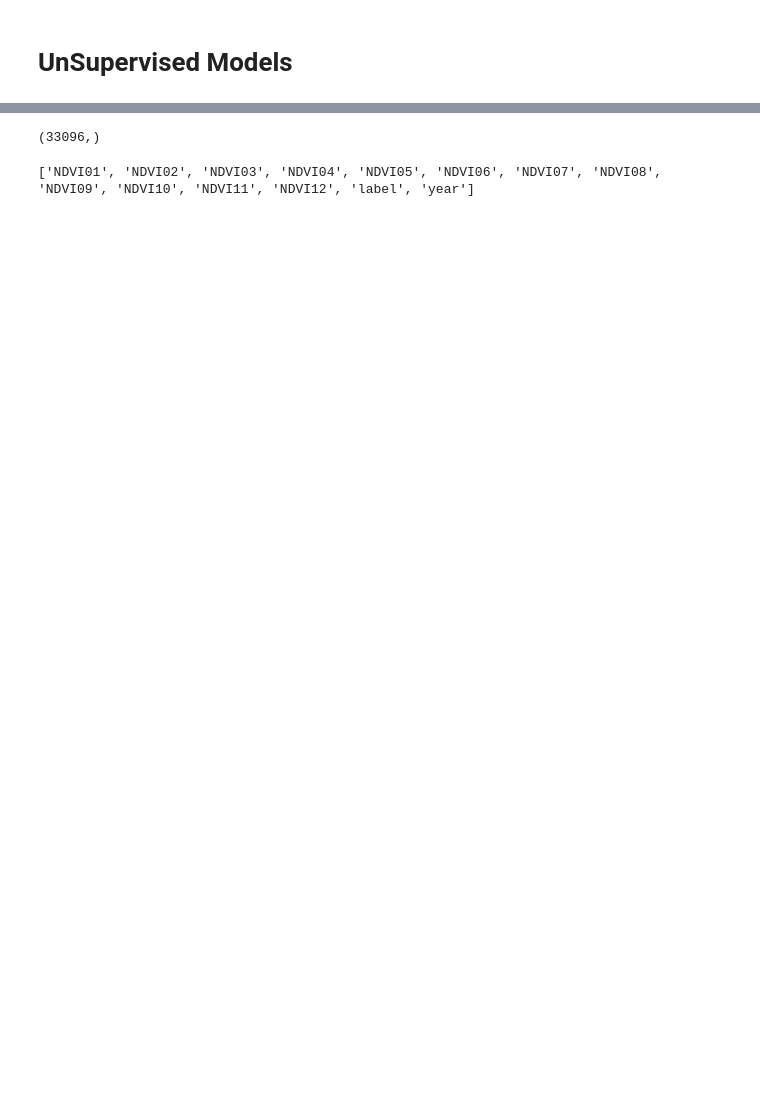
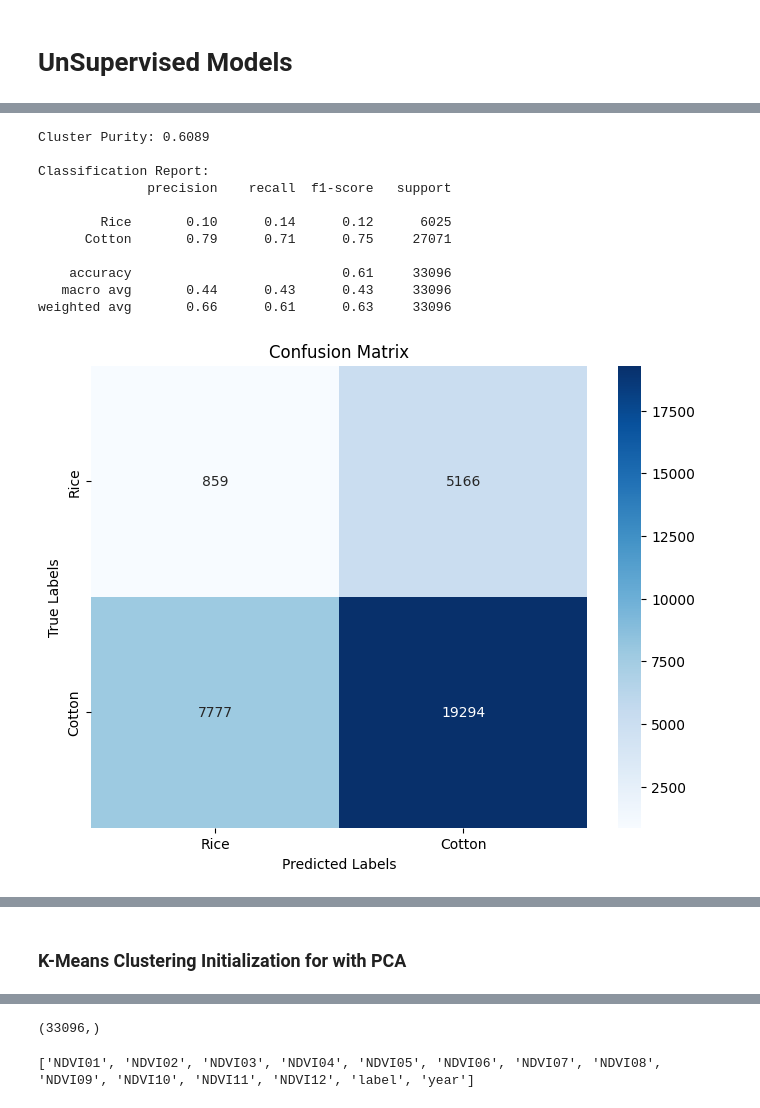
Before and after one commit to haseeb-m4235/NDVI-Based-Crop-Classification-for-Rice-and-Cotton-Using-Machine-Learning, a Jupyter notebook: mainUnsupervised.ipynb, the cells around one changed output, grey strips where cells are left out. Saved outputs shown, nothing was run; the diff lists cells and outputs as text; code cells hidden in the pictures; blank space fills up the shorter version.

Commit message:
KMeans completed

```diff
--- a/mainUnsupervised.ipynb
+++ b/mainUnsupervised.ipynb
@@ -6,0 +46,11 @@ import pandas as pd
+# %%
+'''Initializing KMeans model'''
+kmeans_model = KMeans(
+    n_clusters=2,              # Number of clusters
+    init="k-means++",          # Intelligent centroid initialization
+    n_init=20,                 # Increase number of initialization runs
+    max_iter=300,              # Maximum number of iterations
+    random_state=42            # Ensure reproducibility
+)
+'''Passing The KMeans model and data to our own KMeansModel class'''
+kmeans_without_pca = KMeansModel(data, kmeans_model)
@@ -6,0 +63,16 @@ import pandas as pd
+# %%
+# Without PCA
+results_without_pca = kmeans_without_pca.train_and_evaluate(use_pca=False)
+# %% [output]
+Cluster Purity: 0.6089
+
+Classification Report:
+              precision    recall  f1-score   support
+
+        Rice       0.10      0.14      0.12      6025
+      Cotton       0.79      0.71      0.75     27071
+
+    accuracy                           0.61     33096
+   macro avg       0.44      0.43      0.43     33096
+weighted avg       0.66      0.61      0.63     33096
+[figure, added]
@@ -6,0 +80,2 @@ import pandas as pd
+# %% [markdown]
+### K-Means Clustering Initialization for with PCA
```
Also changed, not shown: parts of 20 cells of this notebook, 3 other files.
